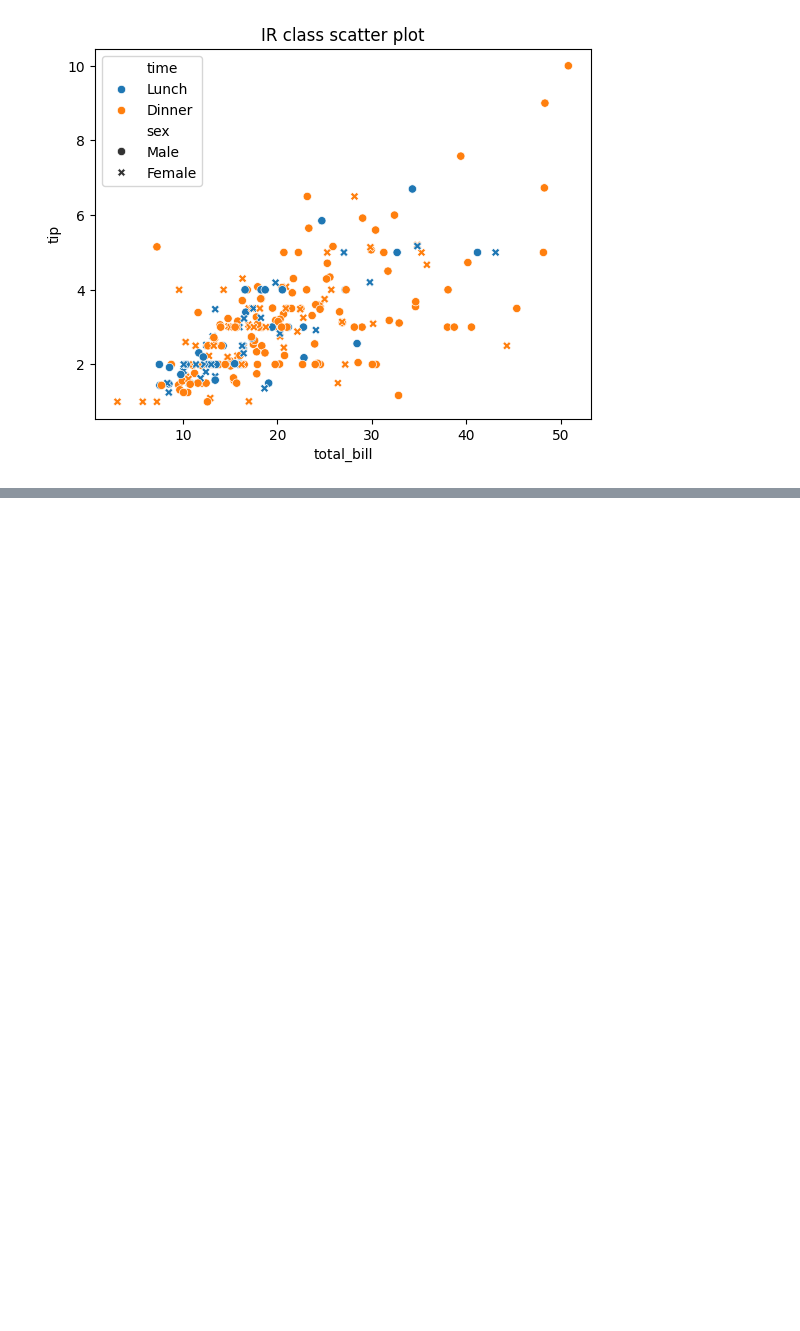
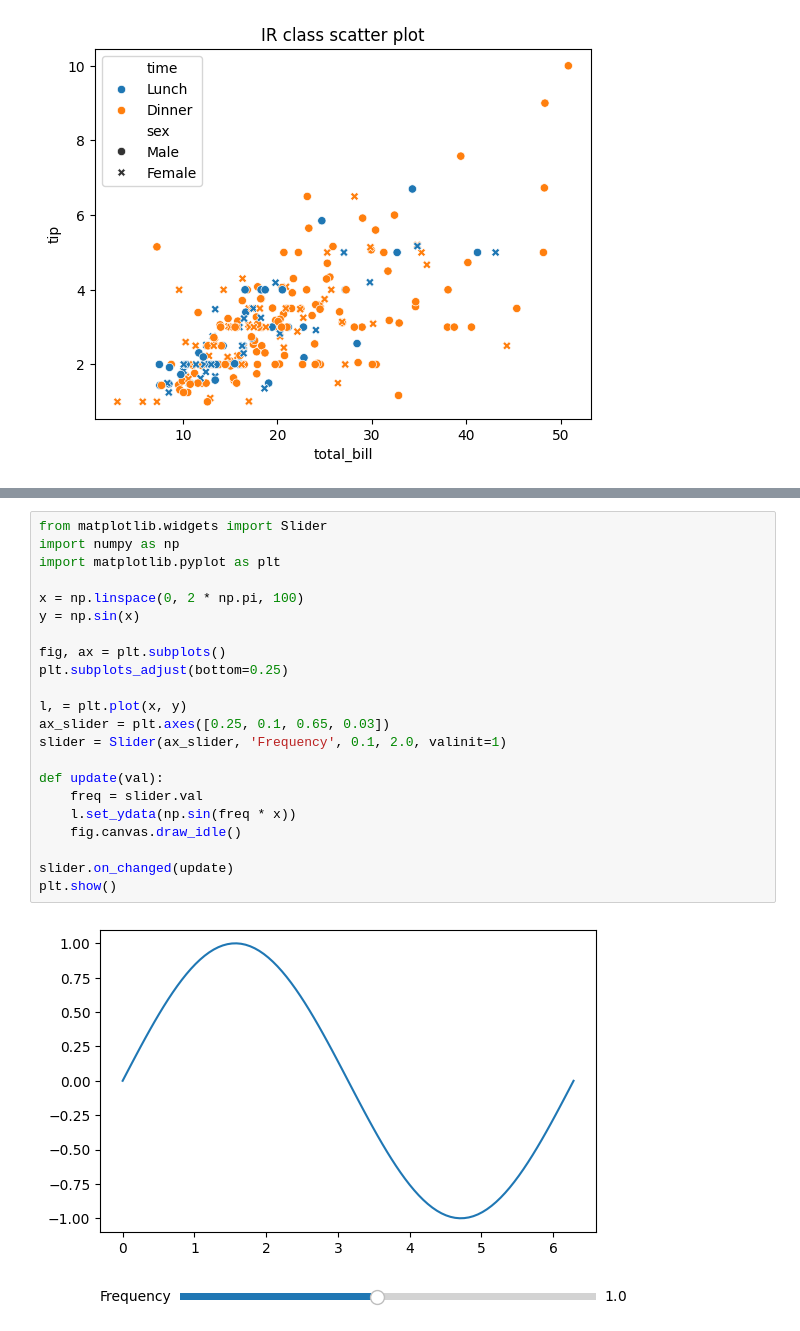
Before and after one commit to ujwal32/EDA, a Jupyter notebook: EDA.ipynb/sns_start(5).ipynb, the cells around one changed output, grey strips where cells are left out. Cells and saved outputs as stored; diff of their text form; blank space fills up the shorter version.

```diff
--- a/EDA.ipynb/sns_start(5).ipynb
+++ b/EDA.ipynb/sns_start(5).ipynb
@@ -49,0 +70,24 @@ plt.show()
+# %%
+from matplotlib.widgets import Slider
+import numpy as np
+import matplotlib.pyplot as plt
+
+x = np.linspace(0, 2 * np.pi, 100)
+y = np.sin(x)
+
+fig, ax = plt.subplots()
+plt.subplots_adjust(bottom=0.25)
+
+l, = plt.plot(x, y)
+ax_slider = plt.axes([0.25, 0.1, 0.65, 0.03])
+slider = Slider(ax_slider, 'Frequency', 0.1, 2.0, valinit=1)
+
+def update(val):
+    freq = slider.val
+    l.set_ydata(np.sin(freq * x))
+    fig.canvas.draw_idle()
+
+slider.on_changed(update)
+plt.show()
+# %% [output]
+[figure, added]
```
Also changed, not shown: parts of 3 cells of this notebook, 1 other file.
